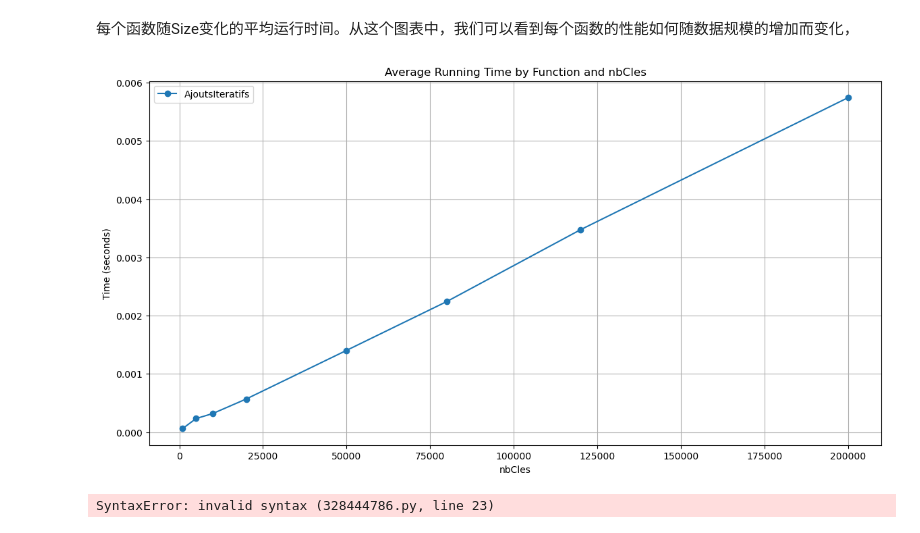
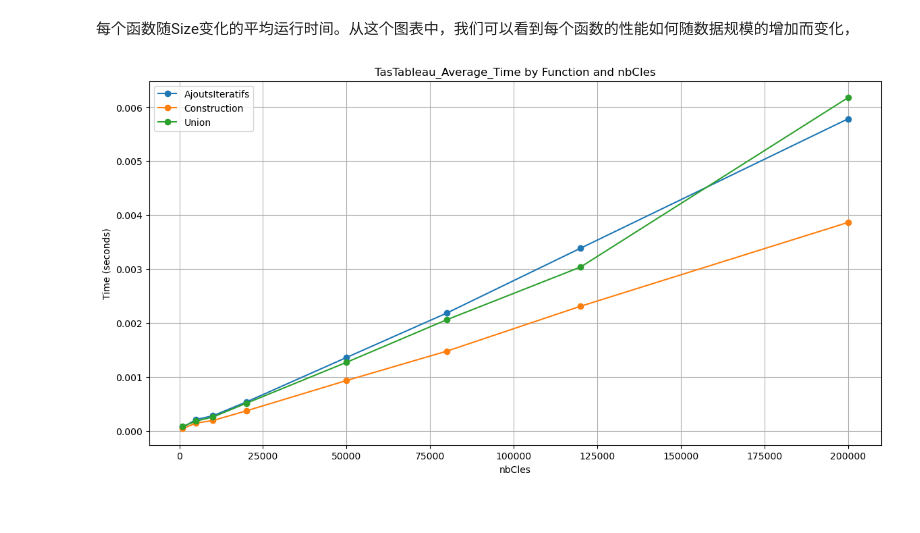
Before and after one commit to yangx219/ZHANG_YANG_ALGAV, a Jupyter notebook: ALGAV_projet.ipynb, the cells around one changed output. Cells and saved outputs as stored; diff of their text form; code cells hidden in the pictures.

```diff
--- a/ALGAV_projet.ipynb
+++ b/ALGAV_projet.ipynb
@@ -7,60 +7,26 @@
 # %%
 import pandas as pd
 import matplotlib.pyplot as plt
 
 # Assuming the data is loaded into a DataFrame named 'df'
-df = pd.read_csv('performance.csv')
+df = pd.read_csv('performance_tas_tableau.csv')
 
 # Group the data by 'Function' and 'Size' and calculate the mean time
 df_mean = df.groupby(['Function', 'nbCles']).mean().reset_index()
 
 # Now let's plot the mean time for each function
 plt.figure(figsize=(14, 7))
 
 # Plotting each function separately
 for function in df_mean['Function'].unique():
     subset = df_mean[df_mean['Function'] == function]
     plt.plot(subset['nbCles'], subset['Time'], marker='o', label=function)
 
 plt.xlabel('nbCles')
 plt.ylabel('Time (seconds)')
-plt.title('Average Running Time by Function and nbCles')
+plt.title('TasTableau_Average_Time by Function and nbCles')
 plt.legend()
 plt.grid(True)
 plt.show()
 # %% [output]
-[figure, old version]
+[figure, new version]
-# %%
-import pandas as pd
-import matplotlib.pyplot as plt
-import numpy as np
-
-# 读取CSV数据
-df = pd.read_csv('performance.csv')
-
-# 过滤出AjoutsIteratifs函数的数据
-df_ajout = df[df['Function'] == 'AjoutsIteratifs']
-
-# 计算每个规模下的平均时间
-df_ajout_mean = df_ajout.groupby('nbCles')['Time'].mean().reset_index()
-
-# 拟合nlogn曲线
-# 为了拟合nlogn，我们取时间除以log(n)的比例，应该和n成线性关系
-df_ajout_mean['nlogn_fit'] = df_ajout_mean['Time'] / np.log(df_ajout_mean['nbCles'])
-
-# 绘制原始数据点
-plt.scatter(df_ajout_mean['nbCles'], df_ajout_mean['Time'], color='blue', label='Actual Time')
-
-# 绘制拟合曲线
-# 我们将拟合线性关系，因为我们已经除以了log(n)，所以纵轴是拟合值乘以log(size)
-plt.plot(df_ajout_mean['nbCles'], df_ajout_mean['nlogn_fit']*np.log(df_ajout_mean['nbCles]), color='red', label='nlogn Fit')
-
-# 设置图表标题和标签
-plt.title('AjoutsIteratifs Time Complexity')
-plt.xlabel('nbCles of dataset')
-plt.ylabel('Time (seconds)')
-plt.legend()
-plt.grid(True)
-plt.show()
-# %% [output]
-SyntaxError: invalid syntax (328444786.py, line 23)
```
Also changed, not shown: parts of 5 cells of this notebook, 22 other files.
